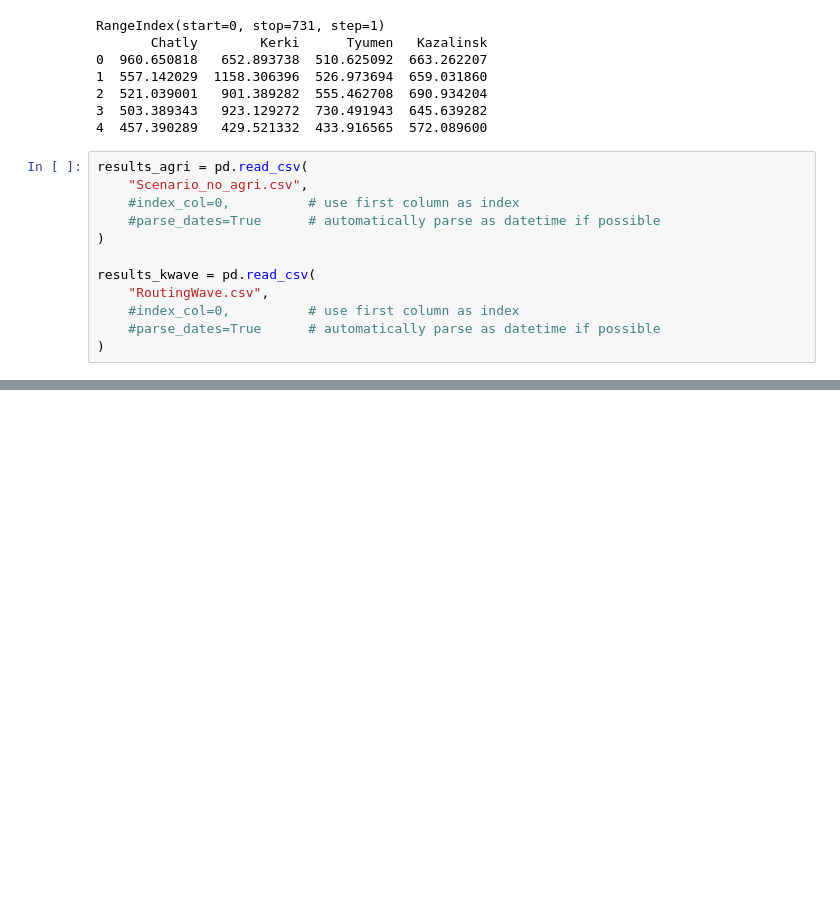
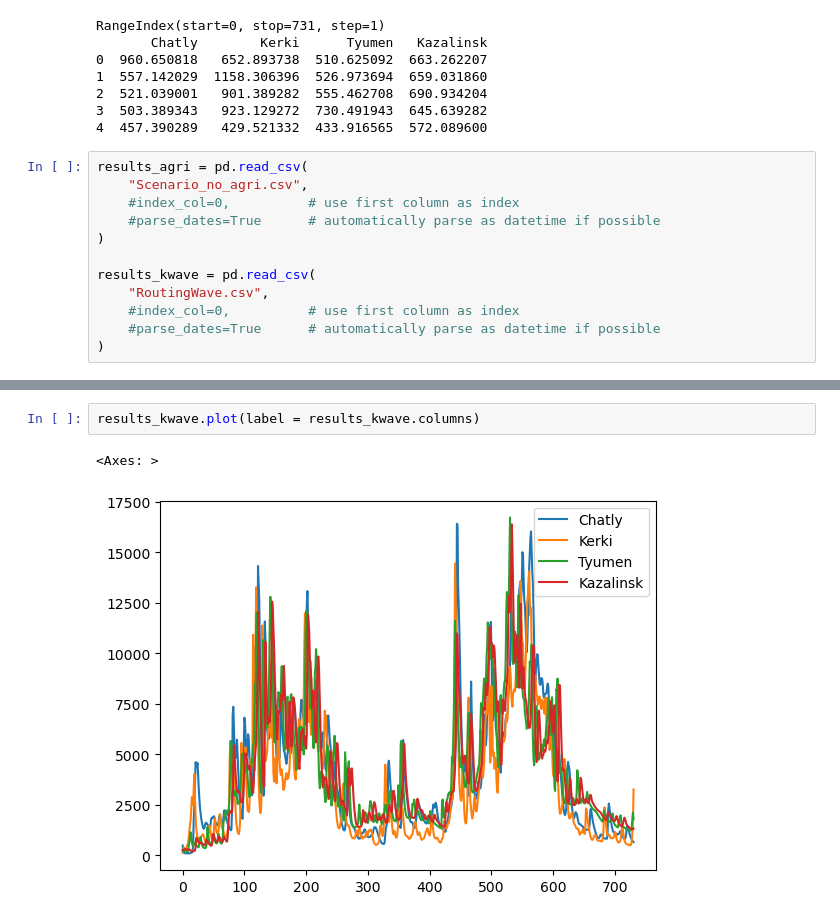
Before and after one commit to andrevdv/MSc_AralSea, a Jupyter notebook: book/thesis_projects/MSc/2025_Q1_AndreVanDerVeen_CEG/work_in_progress/Comparison/plot_comparison.ipynb, the cells around one changed output, grey strips where cells are left out. Saved outputs shown, nothing was run; the diff lists cells and outputs as text; blank space fills up the shorter version.

```diff
--- a/book/thesis_projects/MSc/2025_Q1_AndreVanDerVeen_CEG/work_in_progress/Comparison/plot_comparison.ipynb
+++ b/book/thesis_projects/MSc/2025_Q1_AndreVanDerVeen_CEG/work_in_progress/Comparison/plot_comparison.ipynb
@@ -67,0 +68,5 @@ plt.show()
+# %%
+results_kwave.plot(label = results_kwave.columns)
+# %% [output]
+<Axes: >
+[figure, added]
```
Also changed, not shown: parts of 9 cells of this notebook.
